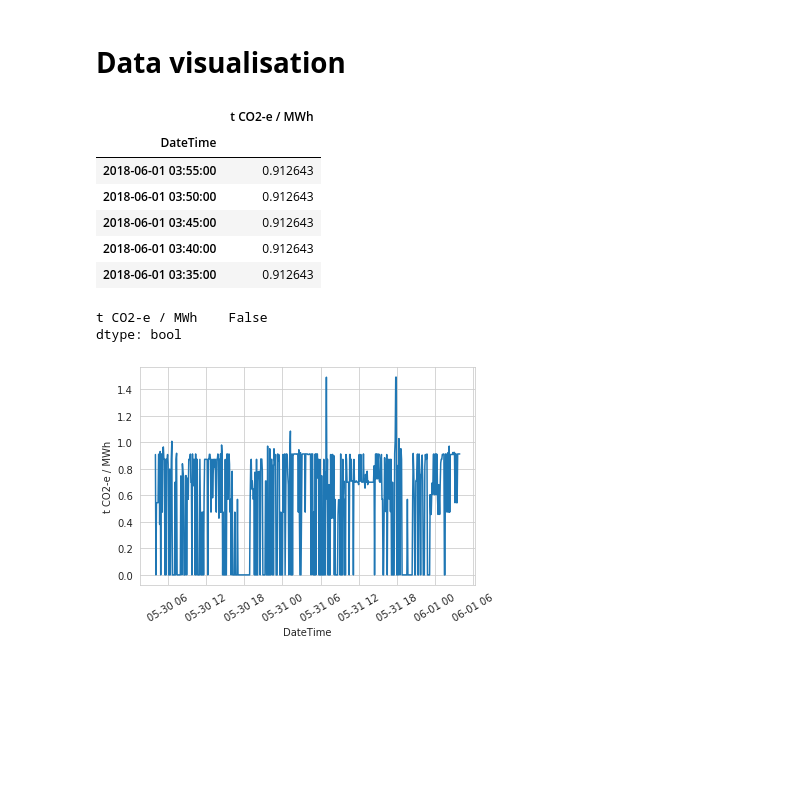
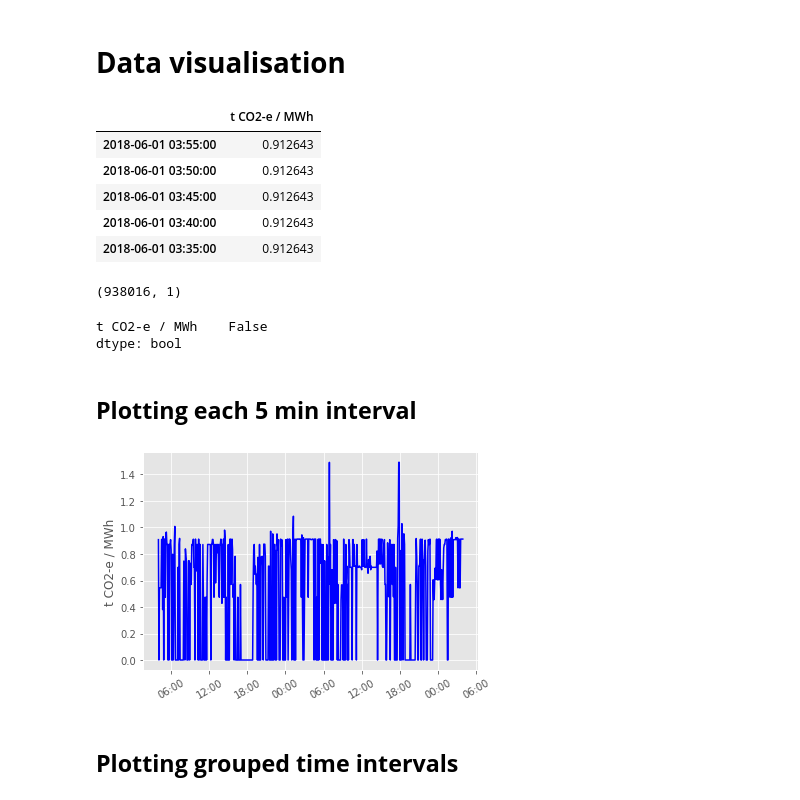
Before and after one commit to bkubsch/time_series, a Jupyter notebook: notebooks/Lecture_2.ipynb, the cells around one changed output. Saved outputs shown, nothing was run; the diff lists cells and outputs as text; code cells hidden in the pictures; blank space fills up the shorter version.

```diff
--- a/notebooks/Lecture_2.ipynb
+++ b/notebooks/Lecture_2.ipynb
@@ -5,36 +5,51 @@ import pandas as pd
 
 import matplotlib.pyplot as plt
 import seaborn as sns
+
+import warnings
+warnings.simplefilter('ignore')
+
+import pylab
+pylab.rcParams['figure.figsize'] = (7, 4)
 # %%
-df = pd.read_pickle('../data/marginal_emissions_dtindex1.pkl')
+df = pd.read_pickle('../data/marginal_emissions_impute.pkl')
 df.head()
 # %% [output]
 |  | t CO2-e / MWh |
-| DateTime |  |
 | 2018-06-01 03:55:00 | 0.912643 |
 | 2018-06-01 03:50:00 | 0.912643 |
 | 2018-06-01 03:45:00 | 0.912643 |
 | 2018-06-01 03:40:00 | 0.912643 |
 | 2018-06-01 03:35:00 | 0.912643 |
+# %%
+df.shape
+# %% [output]
+(938016, 1)
 # %%
 df.isnull().any()
 # %% [output]
 t CO2-e / MWh    False
 dtype: bool
+# %% [markdown]
+## __Plotting each 5 min interval__
 # %%
 import matplotlib.dates as mdates
 
-fig = sns.lineplot(df.index[:576], df['t CO2-e / MWh'].iloc[:576])
+plt.style.use('ggplot')
+fig = sns.lineplot(df.index[:576], df['t CO2-e / MWh'].iloc[:576], color='blue')
 fig.set_ylabel("t CO2-e / MWh")
 
 
-fig.format_xdata = mdates.DateFormatter('%Y-%m-%d')
+date_format = mdates.DateFormatter('%H:%M')
+plt.gca().xaxis.set_major_formatter(date_format)
 
 for i in fig.get_xticklabels():
     i.set_rotation(30)
 
 sns.set_style("whitegrid")
 
 #pip install --upgrade numpy pandas matplotlib seaborn jupyterlab
 # %% [output]
-[figure, old version]
+[figure, new version]
+# %% [markdown]
+## __Plotting grouped time intervals__
```
Also changed, not shown: parts of 36 cells of this notebook, 21 other files.
